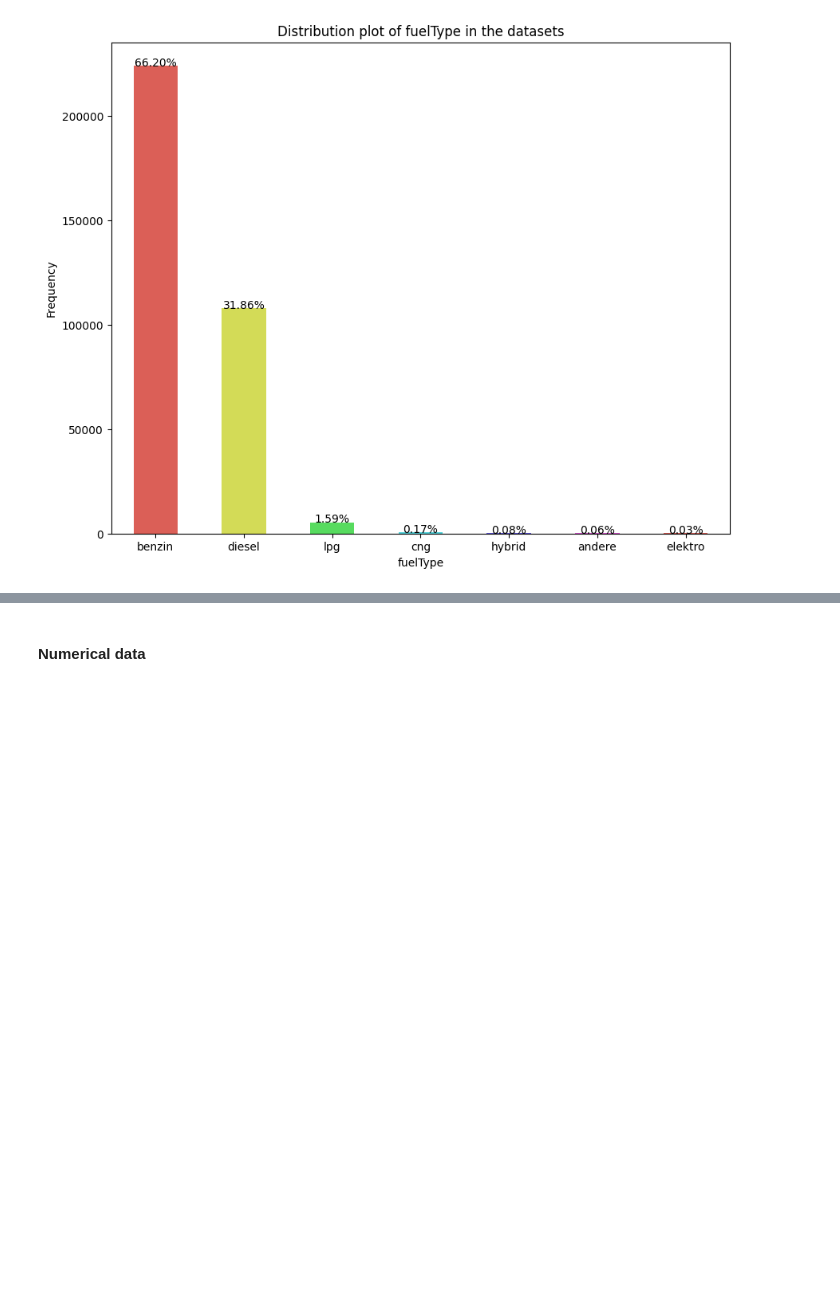
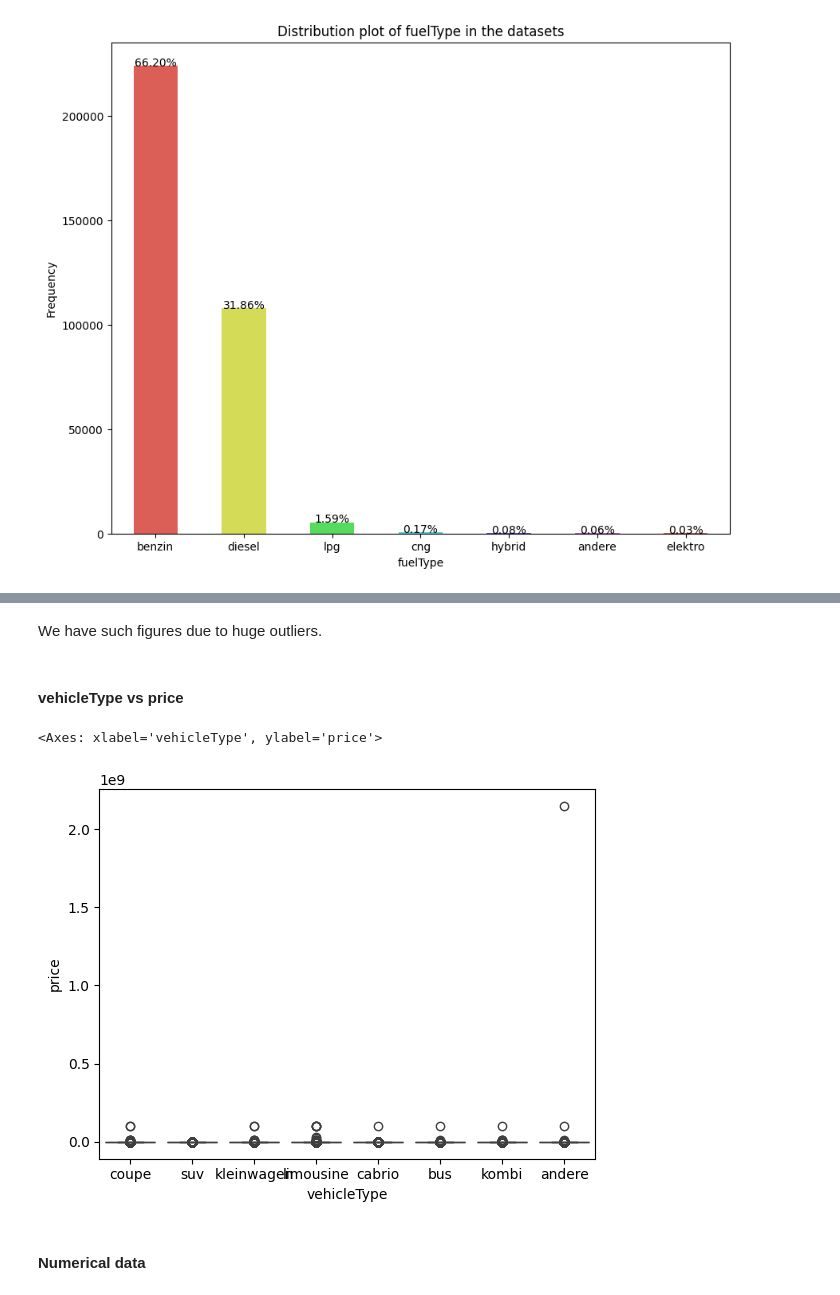
Before and after one commit to rajendra195/ds_ml_project, a Jupyter notebook: notebook_file/data_ingestion_and_profiling.ipynb, the cells around one changed output, grey strips where cells are left out. Drawn from its saved outputs; the diff is of its cells as text; code cells hidden in the pictures; blank space fills up the shorter version.

```diff
--- a/notebook_file/data_ingestion_and_profiling.ipynb
+++ b/notebook_file/data_ingestion_and_profiling.ipynb
@@ -642,3 +658,12 @@ univariate_barplot(data=df, column="fuelType")
+# %% [markdown]
+We have such figures due to huge outliers.
+# %% [markdown]
+#### vehicleType vs price
+# %%
+sns.boxplot(data=df, x="vehicleType", y="price")
+# %% [output]
+<Axes: xlabel='vehicleType', ylabel='price'>
+[figure, added]
 # %% [markdown]
 #### Numerical data
 # %%
```
Also changed, not shown: parts of 46 cells of this notebook.
